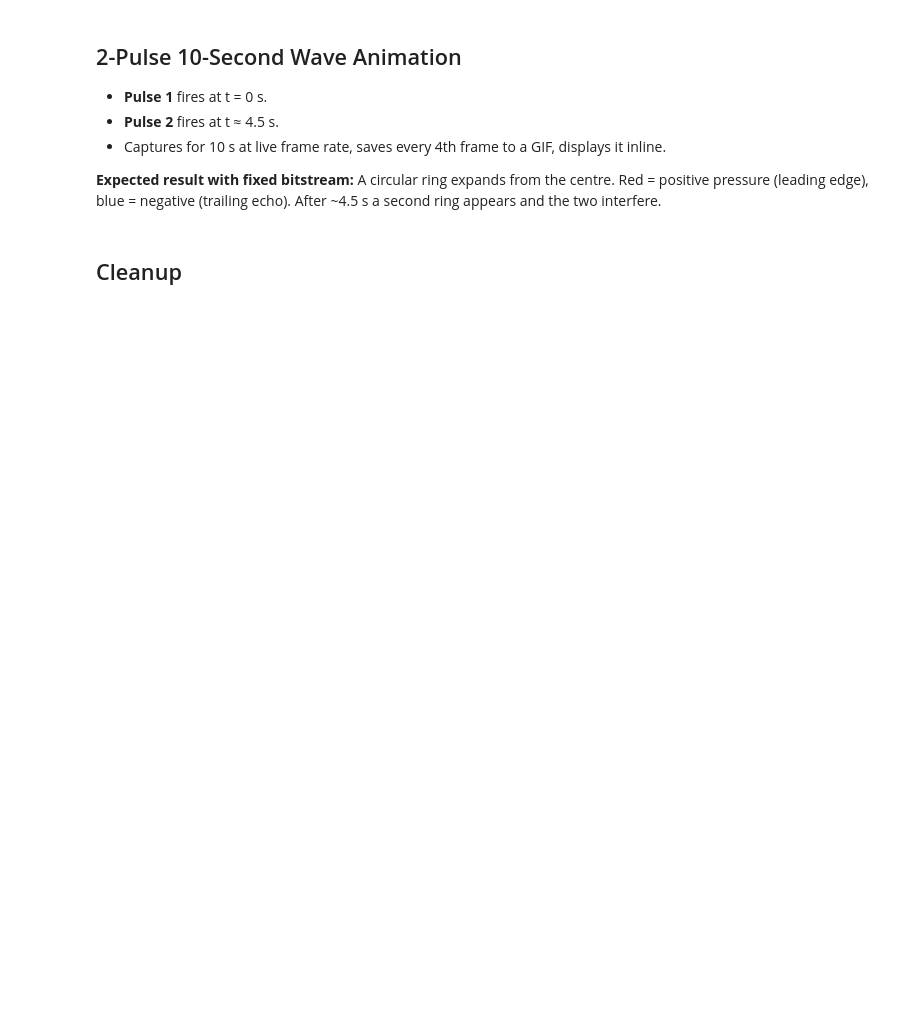
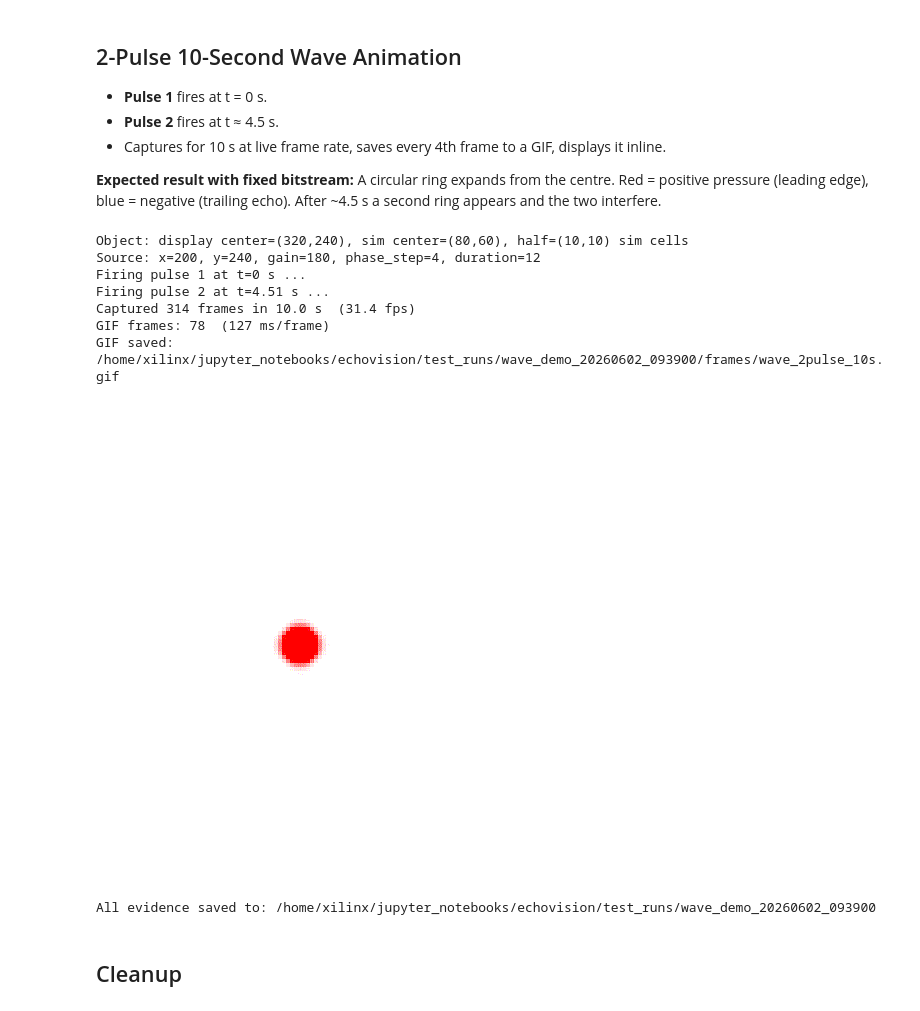
Before and after one commit to limenqi/maths-accelerator, a Jupyter notebook: echovision_wave_demo_q6.ipynb, the cells around one changed output. Drawn from its saved outputs; the diff is of its cells as text; code cells hidden in the pictures; blank space fills up the shorter version.

```diff
--- a/echovision_wave_demo_q6.ipynb
+++ b/echovision_wave_demo_q6.ipynb
@@ -229,10 +282,8 @@ PULSE2_AT_S  = 4.5   # fire second pulse this many seconds after start
 SAMPLE_EVERY = 4     # save every Nth frame to keep GIF size reasonable
 # ────────────────────────────────────────────────────────────────────────────
 
-configure_wave_source(
-    x=SOURCE_X, y=SOURCE_Y,
-    gain=GAIN, phase_step=PHASE_STEP, duration=BURST_FRAMES,
-)
+configure_object(center_x=400, center_y=300, half_w=10, half_h=10)
+configure_wave_source(x=200, y=240, gain=180, phase_step=4, duration=12)
 time.sleep(0.5)
 
 print(f'Firing pulse 1 at t=0 s ...')
@@ -271,33 +322,43 @@ print(f'GIF frames: {len(gif_frames)}  ({ms_per_frame} ms/frame)')
 if not gif_frames:
     raise RuntimeError('No frames captured — check VDMA / video pipeline')
 
 gif_path = FRAME_DIR / 'wave_2pulse_10s.gif'
 gif_frames[0].save(
     gif_path,
     save_all=True,
     append_images=gif_frames[1:],
     duration=ms_per_frame,
     loop=0,
 )
 print('GIF saved:', gif_path)
 display(IPyImage(filename=str(gif_path)))
 
 # Save key frames as PNG evidence
 n = len(gif_frames)
 save_png(np.array(gif_frames[0]),        'wave_frame_start.png')
 save_png(np.array(gif_frames[n // 3]),   'wave_frame_pulse1_peak.png')
 save_png(np.array(gif_frames[n * 2 // 3]), 'wave_frame_pulse2_peak.png')
 save_png(np.array(gif_frames[-1]),       'wave_frame_end.png')
 
 with open(LOG_DIR / 'run_meta.json', 'w') as f:
     json.dump({
         'source_x': SOURCE_X, 'source_y': SOURCE_Y,
         'gain': GAIN, 'phase_step': PHASE_STEP, 'burst_frames': BURST_FRAMES,
         'pulse2_at_s': PULSE2_AT_S, 'total_frames': frame_count,
         'gif_frames': n, 'fps': fps, 'registers': get_registers(),
     }, f, indent=2)
 
 print('All evidence saved to:', OUT_DIR)
+# %% [output]
+Object: display center=(320,240), sim center=(80,60), half=(10,10) sim cells
+Source: x=200, y=240, gain=180, phase_step=4, duration=12
+Firing pulse 1 at t=0 s ...
+Firing pulse 2 at t=4.51 s ...
+Captured 314 frames in 10.0 s  (31.4 fps)
+GIF frames: 78  (127 ms/frame)
+GIF saved: /home/xilinx/jupyter_notebooks/echovision/test_runs/wave_demo_20260602_093900/frames/wave_2pulse_10s.gif
+[figure, added]
+All evidence saved to: /home/xilinx/jupyter_notebooks/echovision/test_runs/wave_demo_20260602_093900
 # %% [markdown]
 ## Cleanup
 # %%
```
Also changed, not shown: parts of 6 cells of this notebook, 1 other file.
